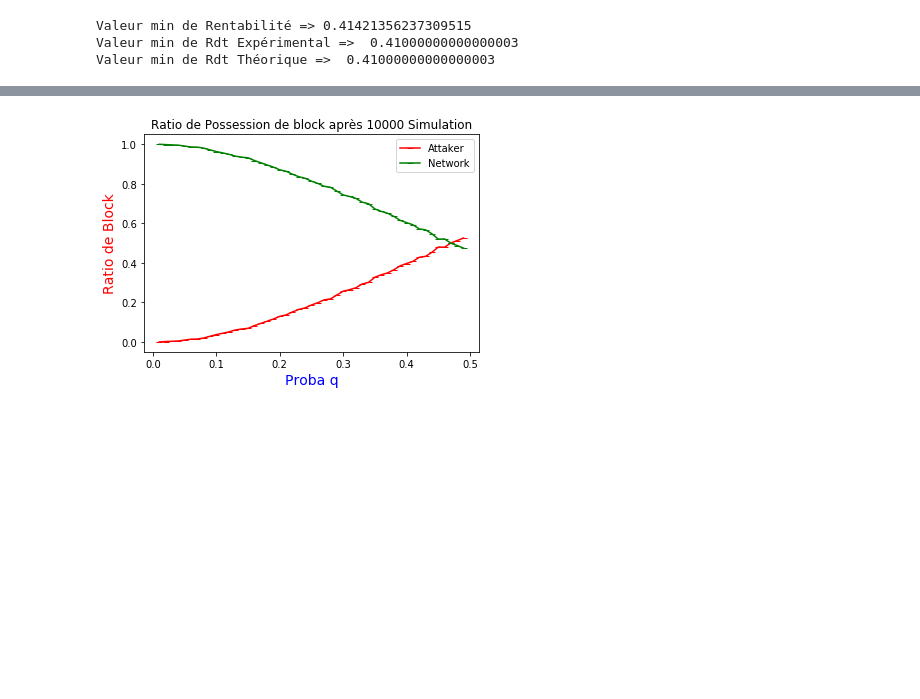
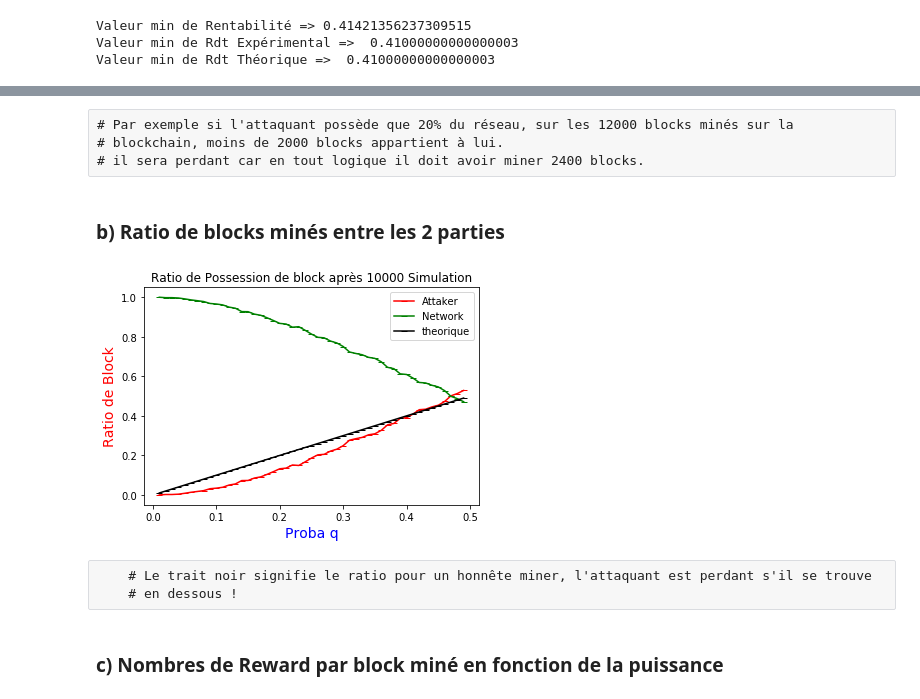
Before and after one commit to redek-zelton/Cryptofinance, a Jupyter notebook: Attack 1+2/Attack_1_+_2.ipynb, the cells around one changed output, grey strips where cells are left out. Drawn from its saved outputs; the diff is of its cells as text; code cells hidden in the pictures; blank space fills up the shorter version.

```diff
--- a/Attack 1+2/Attack_1_+_2.ipynb
+++ b/Attack 1+2/Attack_1_+_2.ipynb
@@ -140,3 +151,9 @@ plt.show()
+# %% [raw]
+# Par exemple si l'attaquant possède que 20% du réseau, sur les 12000 blocks minés sur la
+# blockchain, moins de 2000 blocks appartient à lui.
+# il sera perdant car en tout logique il doit avoir miner 2400 blocks.
+# %% [markdown]
+### b) Ratio de blocks minés entre les 2 parties
 # %%
 RatioBlockA=[]
 RatioBlockB=[]
@@ -146,15 +163,21 @@ for index in range(len(EH)):
 # %%
 fig,ax=plt.subplots()
 plt.title('Ratio de Possession de block après '+str(nombre)+' Simulation')
 ax.plot(L_proba,RatioBlockA,marker="_",color='red')
 ax.plot(L_proba,RatioBlockB,marker="_",color='green')
-ax.legend(['Attaker','Network'])
+ax.plot(L_proba,L_proba,marker="_",color='black')
+ax.legend(['Attaker','Network','theorique'])
 ax.set_xlabel("Proba q",color="blue",fontsize=14)
 ax.set_ylabel("Ratio de Block",color="red",fontsize=14)
 
 plt.show()
 # %% [output]
-[figure, old version]
+[figure, new version]
+# %% [raw]
+    # Le trait noir signifie le ratio pour un honnête miner, l'attaquant est perdant s'il se trouve
+    # en dessous !
+# %% [markdown]
+### c) Nombres de Reward par block miné en fonction de la puissance
 # %%
 RewardParSimulationA=[]
 for index in range(len(ER)):
```
Also changed, not shown: parts of 13 cells of this notebook, 4 other files.
